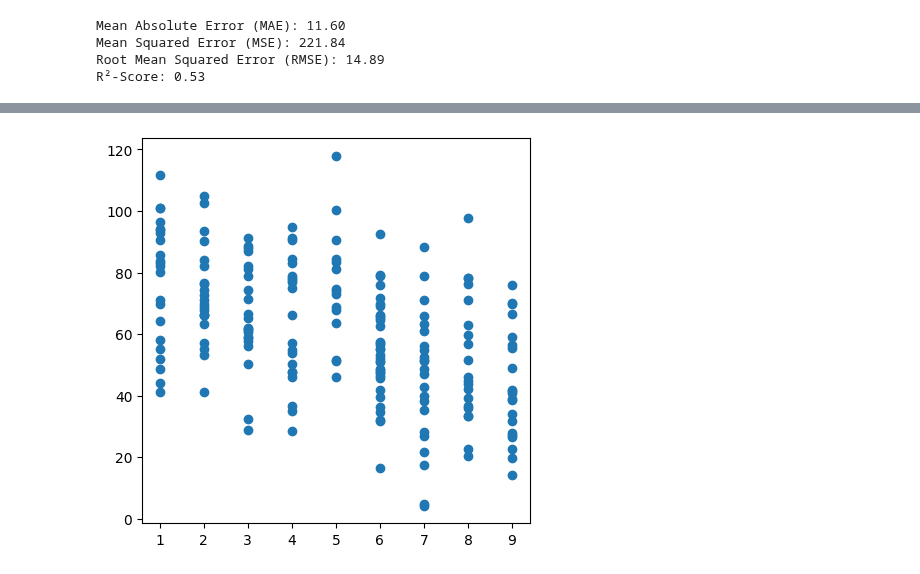
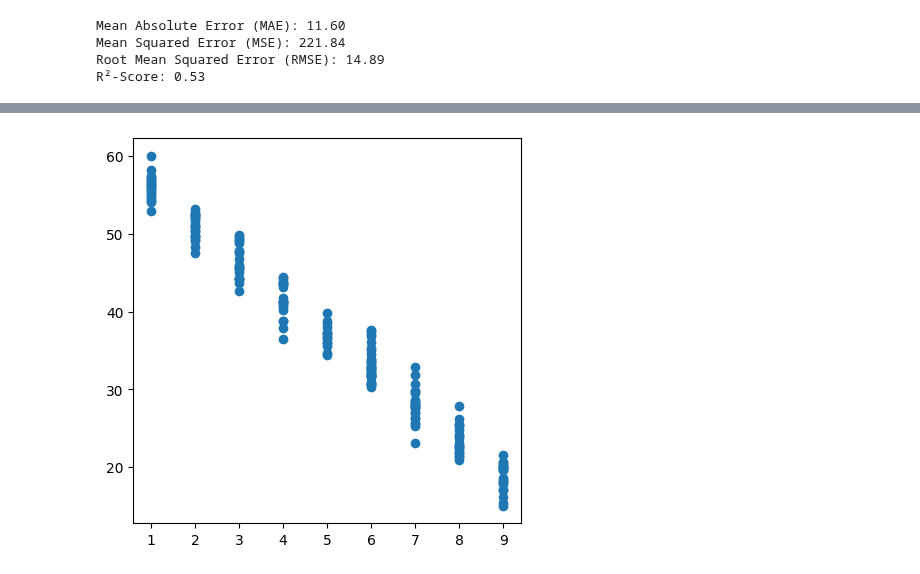
Before and after one commit to wolfromanlist/MLForEngineers, a Jupyter notebook: Notebooks/3-Supervised Learning.ipynb, the cells around one changed output, grey strips where cells are left out. Drawn from its saved outputs; the diff is of its cells as text; code cells hidden in the pictures.

```diff
--- a/Notebooks/3-Supervised Learning.ipynb
+++ b/Notebooks/3-Supervised Learning.ipynb
@@ -519,7 +560,7 @@ fig.show()
 [interactive output not drawn]
 # %%
 def generate_linear_data(n_samples=200, coef1=2.0, coef2=3.0, intercept=5.0, noise_level=1.0,
-                         x1_range=(0, 10), x2_range=(0, 10), x1_type=float, x2_type=float, random_state=0, dimension=2):
+                         x1_range=(0, 10), x2_range=(0, 10), x1_type=float, x2_type=float, random_state=0, dimension=2, save = False):
     """
     Erzeugt synthetische Daten mit einer linearen Abhängigkeit zwischen einer oder zwei Eingangsvariablen und einer Zielvariable,
     plus zufälligem Rauschen. Ermöglicht die Einstellung der Wertebereiche und Datentypen für x1 und x2.
@@ -530,37 +571,42 @@ def generate_linear_data(n_samples=200, coef1=2.0, coef2=3.0, intercept=5.0, noi
         coef1 (float): Koeffizient für die erste Eingangsvariable.
         coef2 (float): Koeffizient für die zweite Eingangsvariable.
         intercept (float): Achsenabschnitt (y-Achsenwert, wenn x1 und x2 null sind).
         noise_level (float): Standardabweichung des zufälligen Rauschens.
         x1_range (tuple): Wertebereich (min, max) für x1.
         x2_range (tuple): Wertebereich (min, max) für x2.
         x1_type (type): Datentyp für x1 (int oder float).
         x2_type (type): Datentyp für x2 (int oder float).
         random_state (int): Seed für den Zufallszahlengenerator zur Reproduzierbarkeit.
         dimension (int): 1 für 1D (nur x1), 2 für 2D (x1 und x2).
 
     Returns:
         pd.DataFrame: Ein DataFrame mit den Spalten 'x1', optional 'x2', und 'y'.
     """
     np.random.seed(random_state)
 
     x1 = np.random.uniform(x1_range[0], x1_range[1], n_samples).astype(x1_type)
     if dimension == 1:
         y = coef1 * x1 + intercept + np.random.normal(0, noise_level, n_samples)
-        data = pd.DataFrame({'x1': x1, 'y': y})
+        data = pd.DataFrame({'machines': x1, 'fabrication_time': y})
     else:
         x2 = np.random.uniform(x2_range[0], x2_range[1], n_samples).astype(x2_type)
         y = coef1 * x1 + coef2 * x2 + intercept + np.random.normal(0, noise_level, n_samples)
-        data = pd.DataFrame({'x1': x1, 'x2': x2, 'y': y})
+        data = pd.DataFrame({'machines': x1, 'complexity': x2, 'fabrication_time': y})
+
+    if save:
+        dim = str(dimension)
+        path = f'../Data/machine_regression_{dim}D.csv'
+        data.to_csv(path)
     return data
 
 # Beispiel: Generiere Daten mit einer linearen Abhängigkeit und definierten Wertebereichen für x1 und x2
-data = generate_linear_data(n_samples=200, coef1=-4.5, coef2=10.0, intercept= 60.0, noise_level=15.0,
-                            x1_range=(1, 10), x2_range=(1, 5), x1_type=int, x2_type=int, dimension=2)
+data = generate_linear_data(n_samples=200, coef1=-4.5, coef2=10.0, intercept= 60.0, noise_level=2,
+                            x1_range=(1, 10), x2_range=(1, 5), x1_type=int, x2_type=int, dimension=1, save = False)
 
 fig, ax = plt.subplots(figsize=(5,5))
-x = data['x1'].values
-y = data['y'].values
+x = data['machines'].values
+y = data['fabrication_time'].values
 ax.scatter(x, y)
 plt.show()
 # %% [output]
-[figure, old version]
+[figure, new version]
```
Also changed, not shown: parts of 24 cells of this notebook, 2 other files.
